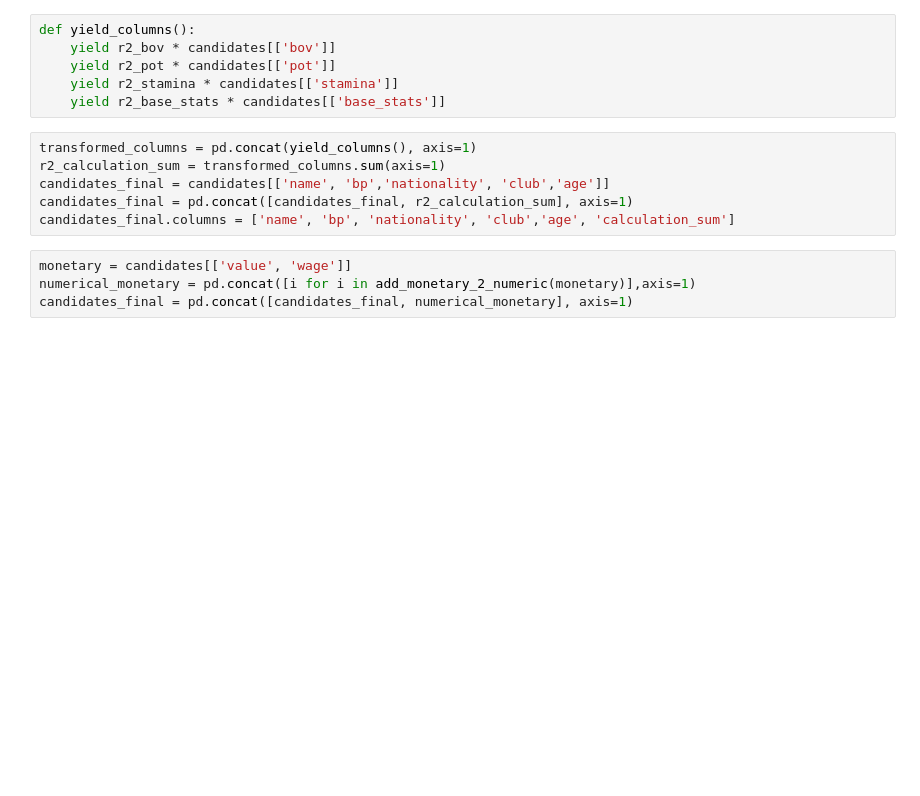
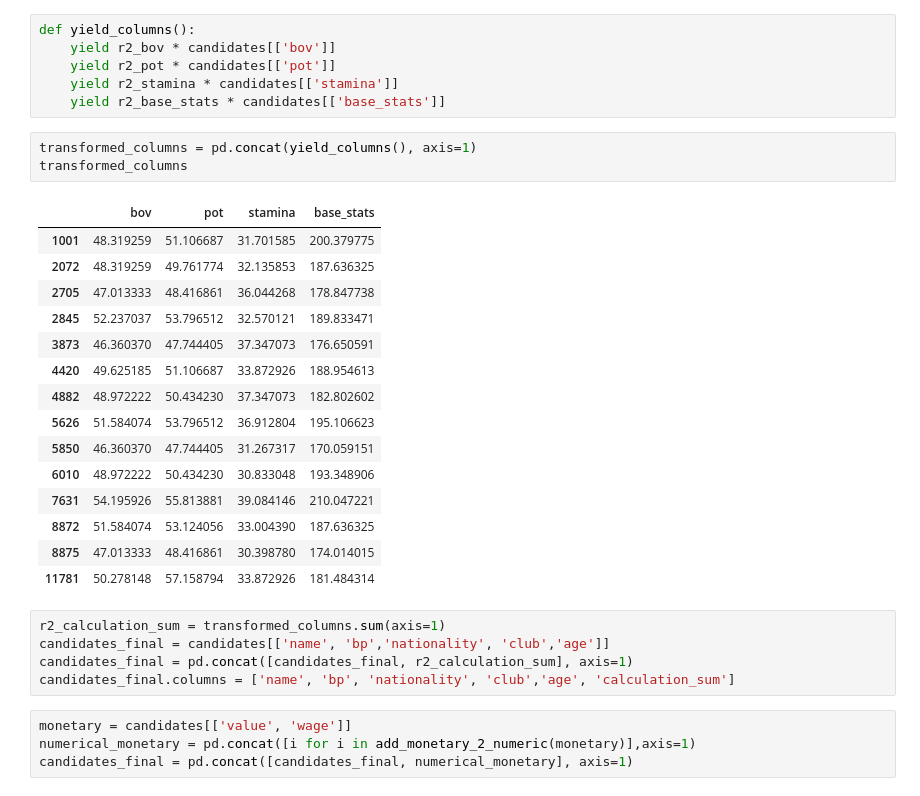
Before and after one commit to sebastianvier/football_moneyball_21, a Jupyter notebook: moneyball.ipynb, the cells around one changed output. Drawn from its saved outputs; the diff is of its cells as text; blank space fills up the shorter version.

```diff
--- a/moneyball.ipynb
+++ b/moneyball.ipynb
@@ -517,8 +512,26 @@ def yield_columns():
     yield r2_pot * candidates[['pot']]
     yield r2_stamina * candidates[['stamina']]
     yield r2_base_stats * candidates[['base_stats']]
+# %%
+transformed_columns = pd.concat(yield_columns(), axis=1)
+transformed_columns
+# %% [output]
+|  | bov | pot | stamina | base_stats |
+| 1001 | 48.319259 | 51.106687 | 31.701585 | 200.379775 |
+| 2072 | 48.319259 | 49.761774 | 32.135853 | 187.636325 |
+| 2705 | 47.013333 | 48.416861 | 36.044268 | 178.847738 |
+| 2845 | 52.237037 | 53.796512 | 32.570121 | 189.833471 |
+| 3873 | 46.360370 | 47.744405 | 37.347073 | 176.650591 |
+| 4420 | 49.625185 | 51.106687 | 33.872926 | 188.954613 |
+| 4882 | 48.972222 | 50.434230 | 37.347073 | 182.802602 |
+| 5626 | 51.584074 | 53.796512 | 36.912804 | 195.106623 |
+| 5850 | 46.360370 | 47.744405 | 31.267317 | 170.059151 |
+| 6010 | 48.972222 | 50.434230 | 30.833048 | 193.348906 |
+| 7631 | 54.195926 | 55.813881 | 39.084146 | 210.047221 |
+| 8872 | 51.584074 | 53.124056 | 33.004390 | 187.636325 |
+| 8875 | 47.013333 | 48.416861 | 30.398780 | 174.014015 |
+| 11781 | 50.278148 | 57.158794 | 33.872926 | 181.484314 |
 # %%
-transformed_columns = pd.concat(yield_columns(), axis=1)
 r2_calculation_sum = transformed_columns.sum(axis=1)
 candidates_final = candidates[['name', 'bp','nationality', 'club','age']]
 candidates_final = pd.concat([candidates_final, r2_calculation_sum], axis=1)
```
Also changed, not shown: parts of 7 cells of this notebook.
